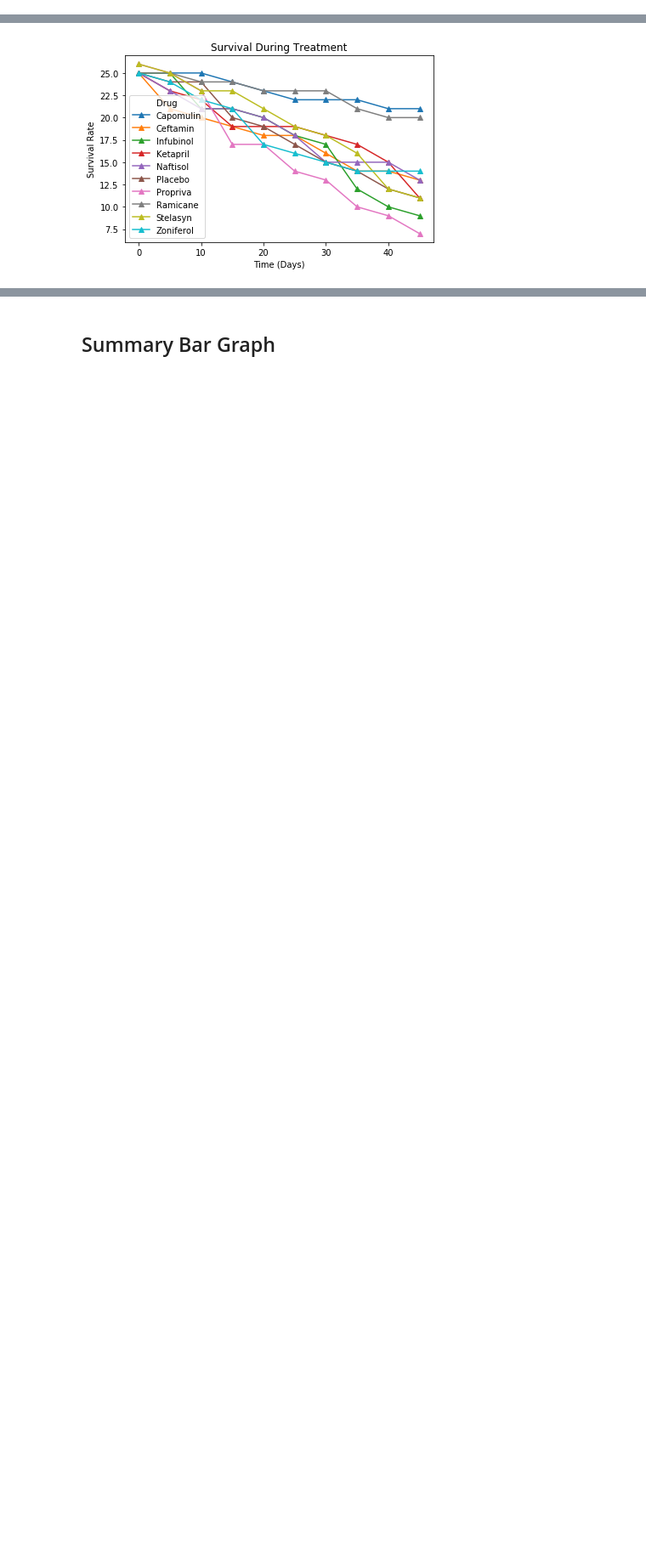
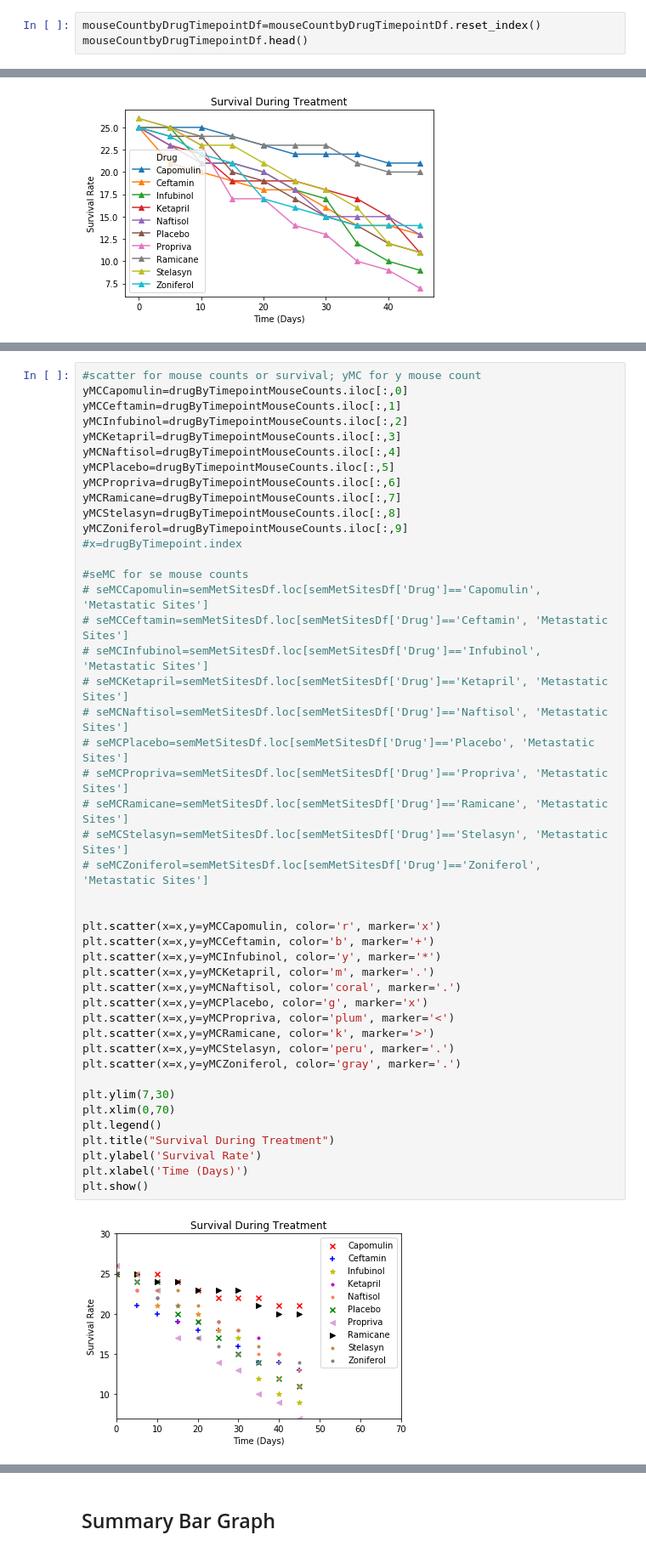
Before and after one commit to ghteds/homework, a Jupyter notebook: hwmatplotlib/pymaceuticals_starter.ipynb, the cells around one changed output, grey strips where cells are left out. Shown: that part at 85% size. Cells and saved outputs as stored; diff of their text form; blank space fills up the shorter version.

```diff
--- a/hwmatplotlib/pymaceuticals_starter.ipynb
+++ b/hwmatplotlib/pymaceuticals_starter.ipynb
@@ -299,3 +422,6 @@ mouseCountbyDrugTimepointDf.head(5)
 |  | 10 | 25 |
 |  | 15 | 24 |
 |  | 20 | 23 |
+# %%
+mouseCountbyDrugTimepointDf=mouseCountbyDrugTimepointDf.reset_index()
+mouseCountbyDrugTimepointDf.head()
@@ -351,3 +514,50 @@ plt.show()
+# %%
+#scatter for mouse counts or survival; yMC for y mouse count
+yMCCapomulin=drugByTimepointMouseCounts.iloc[:,0]
+yMCCeftamin=drugByTimepointMouseCounts.iloc[:,1]
+yMCInfubinol=drugByTimepointMouseCounts.iloc[:,2]
+yMCKetapril=drugByTimepointMouseCounts.iloc[:,3]
+yMCNaftisol=drugByTimepointMouseCounts.iloc[:,4]
+yMCPlacebo=drugByTimepointMouseCounts.iloc[:,5]
+yMCPropriva=drugByTimepointMouseCounts.iloc[:,6]
+yMCRamicane=drugByTimepointMouseCounts.iloc[:,7]
+yMCStelasyn=drugByTimepointMouseCounts.iloc[:,8]
+yMCZoniferol=drugByTimepointMouseCounts.iloc[:,9]
+#x=drugByTimepoint.index
+
+#seMC for se mouse counts
+# seMCCapomulin=semMetSitesDf.loc[semMetSitesDf['Drug']=='Capomulin', 'Metastatic Sites']
+# seMCCeftamin=semMetSitesDf.loc[semMetSitesDf['Drug']=='Ceftamin', 'Metastatic Sites']
+# seMCInfubinol=semMetSitesDf.loc[semMetSitesDf['Drug']=='Infubinol', 'Metastatic Sites']
+# seMCKetapril=semMetSitesDf.loc[semMetSitesDf['Drug']=='Ketapril', 'Metastatic Sites']
+# seMCNaftisol=semMetSitesDf.loc[semMetSitesDf['Drug']=='Naftisol', 'Metastatic Sites']
+# seMCPlacebo=semMetSitesDf.loc[semMetSitesDf['Drug']=='Placebo', 'Metastatic Sites']
+# seMCPropriva=semMetSitesDf.loc[semMetSitesDf['Drug']=='Propriva', 'Metastatic Sites']
+# seMCRamicane=semMetSitesDf.loc[semMetSitesDf['Drug']=='Ramicane', 'Metastatic Sites']
+# seMCStelasyn=semMetSitesDf.loc[semMetSitesDf['Drug']=='Stelasyn', 'Metastatic Sites']
+# seMCZoniferol=semMetSitesDf.loc[semMetSitesDf['Drug']=='Zoniferol', 'Metastatic Sites']
+
+
+plt.scatter(x=x,y=yMCCapomulin, color='r', marker='x')
+plt.scatter(x=x,y=yMCCeftamin, color='b', marker='+')
+plt.scatter(x=x,y=yMCInfubinol, color='y', marker='*')
+plt.scatter(x=x,y=yMCKetapril, color='m', marker='.')
+plt.scatter(x=x,y=yMCNaftisol, color='coral', marker='.')
+plt.scatter(x=x,y=yMCPlacebo, color='g', marker='x')
+plt.scatter(x=x,y=yMCPropriva, color='plum', marker='<')
+plt.scatter(x=x,y=yMCRamicane, color='k', marker='>')
+plt.scatter(x=x,y=yMCStelasyn, color='peru', marker='.')
+plt.scatter(x=x,y=yMCZoniferol, color='gray', marker='.')
+
+plt.ylim(7,30)
+plt.xlim(0,70)
+plt.legend()
+plt.title("Survival During Treatment")
+plt.ylabel('Survival Rate')
+plt.xlabel('Time (Days)')
+plt.show()
+# %% [output]
+[figure, added]
 # %%
 # %% [output]
 [figure]
```
Also changed, not shown: parts of 9 cells of this notebook.
